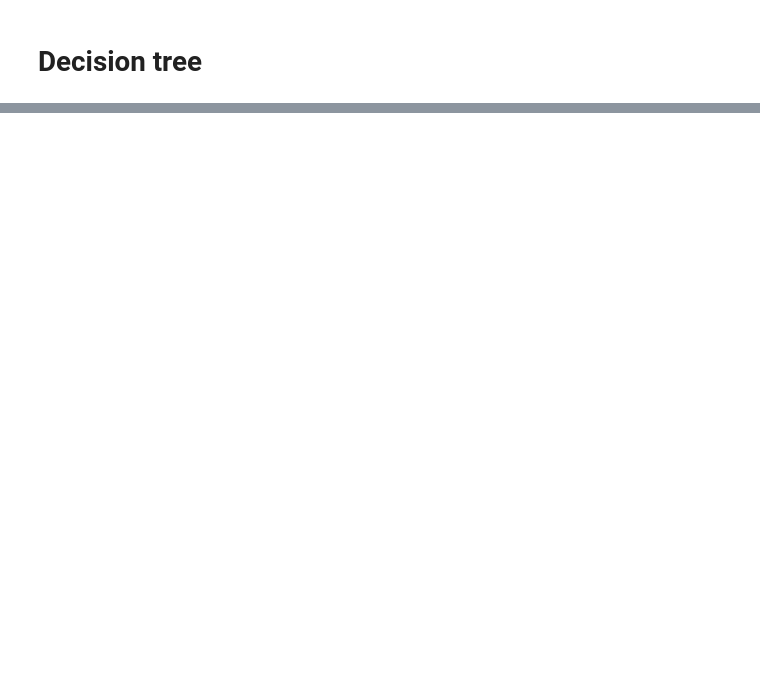
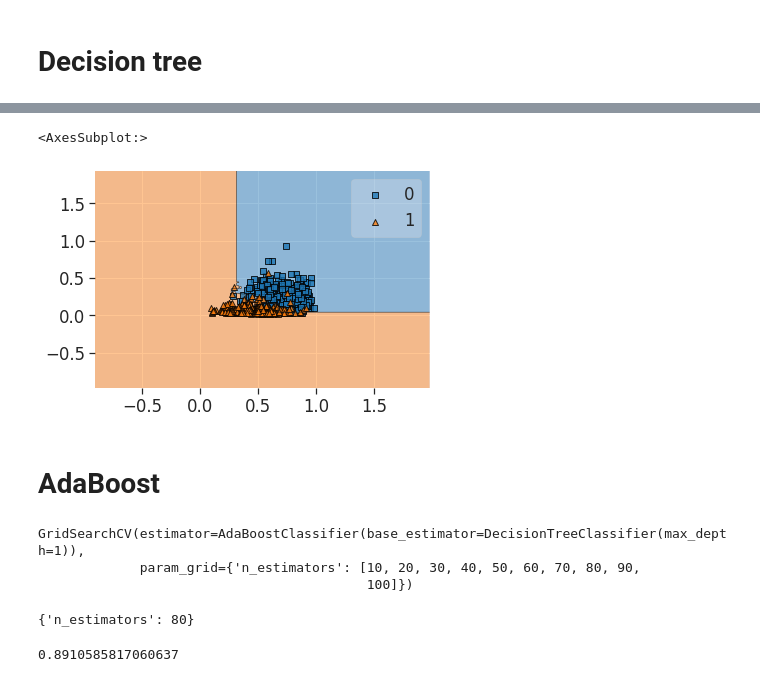
Before and after one commit to d-laslo/data_analysis_1m, a Jupyter notebook: lab2/main.ipynb, the cells around one changed output, grey strips where cells are left out. Saved outputs shown, nothing was run; the diff lists cells and outputs as text; code cells hidden in the pictures; blank space fills up the shorter version.

```diff
--- a/lab2/main.ipynb
+++ b/lab2/main.ipynb
@@ -183,0 +221,3 @@ plt.show()
+# %%
+n = 10
+param_grid = {'n_estimators': [10 * i for i in range(1, n + 1)], 'criterion': ['gini','entropy'], 'max_depth': range(1, n + 1)}
@@ -183,0 +242,7 @@ plt.show()
+# %%
+plot_decision_regions(x_test.values, y_test.values, clf=forest_grid)
+# %% [output]
+<AxesSubplot:>
+[figure, added]
+# %% [markdown]
+# AdaBoost
@@ -183,0 +254,16 @@ plt.show()
+# %%
+ab_grid = GridSearchCV(AdaBoostClassifier(DecisionTreeClassifier(max_depth=1)), param_grid, refit=True)
+ab_grid.fit(scaled_x_train, y_train)
+# %% [output]
+GridSearchCV(estimator=AdaBoostClassifier(base_estimator=DecisionTreeClassifier(max_depth=1)),
+             param_grid={'n_estimators': [10, 20, 30, 40, 50, 60, 70, 80, 90,
+                                          100]})
+# %%
+ab_grid.best_params_
+# %% [output]
+{'n_estimators': 80}
+# %%
+pred = ab_grid.predict(scaled_x_test)
+print(accuracy_score(y_test,pred))
+# %% [output]
+0.8910585817060637
```
Also changed, not shown: parts of 22 cells of this notebook.
